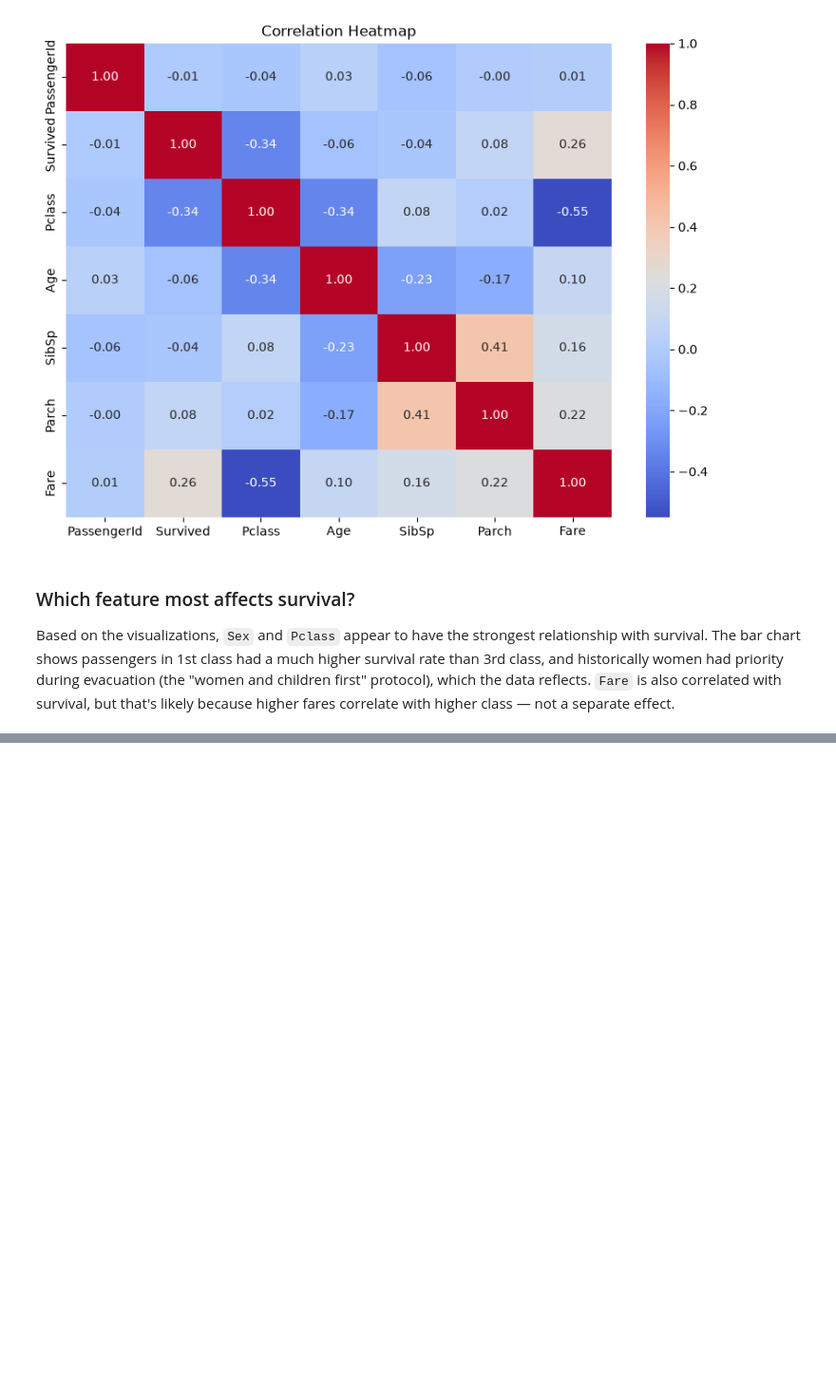
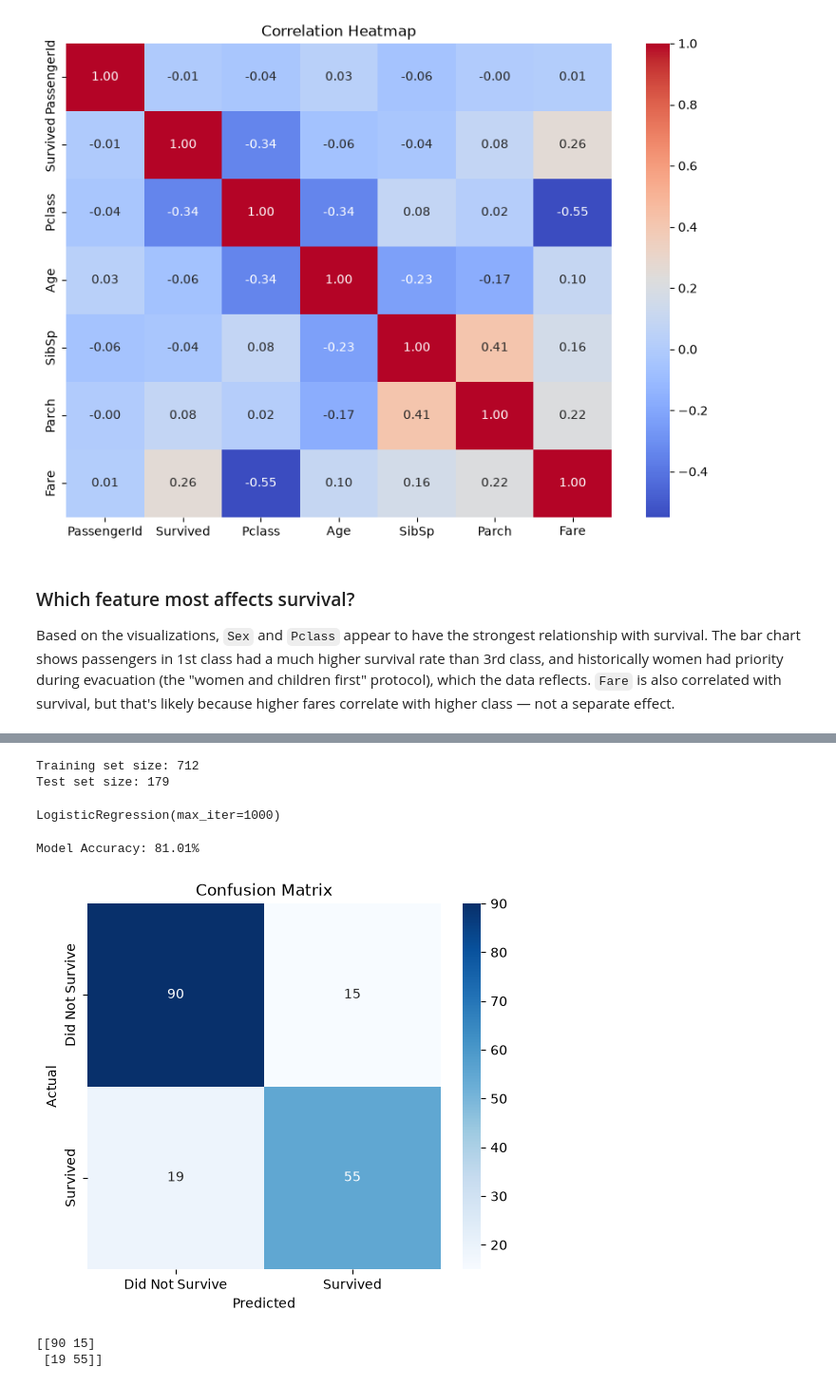
Before and after one commit to sultan2510/neurofive-ml-track, a Jupyter notebook: titanic_eda.ipynb, the cells around one changed output, grey strips where cells are left out. Shown at 95% size. Saved outputs shown, nothing was run; the diff lists cells and outputs as text; code cells hidden in the pictures; blank space fills up the shorter version.

```diff
--- a/titanic_eda.ipynb
+++ b/titanic_eda.ipynb
@@ -180,0 +185,10 @@ correlate with higher class — not a separate effect.
+# %%
+# Select relevant columns for the model
+features = ['Pclass', 'Sex', 'Age', 'SibSp', 'Parch', 'Fare', 'Embarked']
+X = df[features]
+y = df['Survived']
+
+# Convert text categories (Sex, Embarked) into numeric 0/1 columns
+X = pd.get_dummies(X, columns=['Sex', 'Embarked'], drop_first=True)
+
+X.head()
@@ -180,0 +202,39 @@ correlate with higher class — not a separate effect.
+# %%
+X_train, X_test, y_train, y_test = train_test_split(
+    X, y, test_size=0.2, random_state=42
+)
+
+print(f"Training set size: {X_train.shape[0]}")
+print(f"Test set size: {X_test.shape[0]}")
+# %% [output]
+Training set size: 712
+Test set size: 179
+# %%
+model = LogisticRegression(max_iter=1000)
+model.fit(X_train, y_train)
+# %% [output]
+LogisticRegression(max_iter=1000)
+# %%
+y_pred = model.predict(X_test)
+
+accuracy = accuracy_score(y_test, y_pred)
+print(f"Model Accuracy: {accuracy:.2%}")
+# %% [output]
+Model Accuracy: 81.01%
+# %%
+cm = confusion_matrix(y_test, y_pred)
+
+plt.figure(figsize=(6, 5))
+sns.heatmap(cm, annot=True, fmt='d', cmap='Blues',
+            xticklabels=['Did Not Survive', 'Survived'],
+            yticklabels=['Did Not Survive', 'Survived'])
+plt.xlabel('Predicted')
+plt.ylabel('Actual')
+plt.title('Confusion Matrix')
+plt.show()
+
+print(cm)
+# %% [output]
+[figure, added]
+[[90 15]
+ [19 55]]
```
Also changed, not shown: parts of 4 cells of this notebook, 1 other file.
